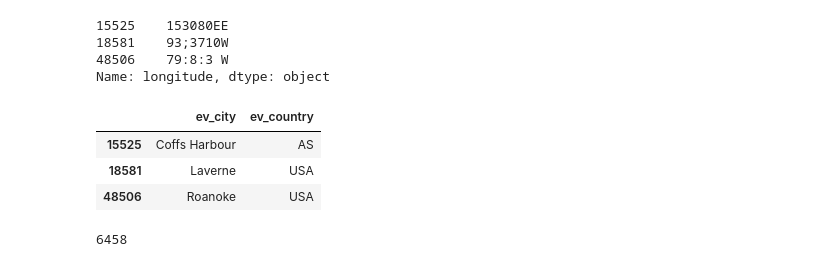
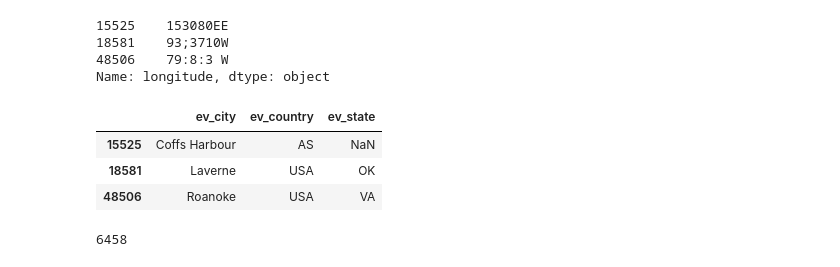
Before and after one commit to AeroPython/remove-before-flight, a Jupyter notebook: Remove before flight.ipynb, the cells around one changed output. Saved outputs shown, nothing was run; the diff lists cells and outputs as text; code cells hidden in the pictures.

```diff
--- a/Remove before flight.ipynb
+++ b/Remove before flight.ipynb
@@ -533,12 +532,12 @@ Name: longitude, dtype: object
 # %%
 #events.drop(['latitude', 'longitude', 'latlong_acq'], axis=1, inplace=True)
 # %%
-events.loc[lon[~mask].index][['ev_city', 'ev_country']]
+events.loc[lon[~mask].index][['ev_city', 'ev_country', 'ev_state']]
 # %% [output]
-|  | ev_city | ev_country |
-| 15525 | Coffs Harbour | AS |
-| 18581 | Laverne | USA |
-| 48506 | Roanoke | USA |
+|  | ev_city | ev_country | ev_state |
+| 15525 | Coffs Harbour | AS | NaN |
+| 18581 | Laverne | USA | OK |
+| 48506 | Roanoke | USA | VA |
 # %%
 events['latitude'].isnull().count()
 # %% [output]
```
Also changed, not shown: parts of 18 cells of this notebook, 2 other files.
